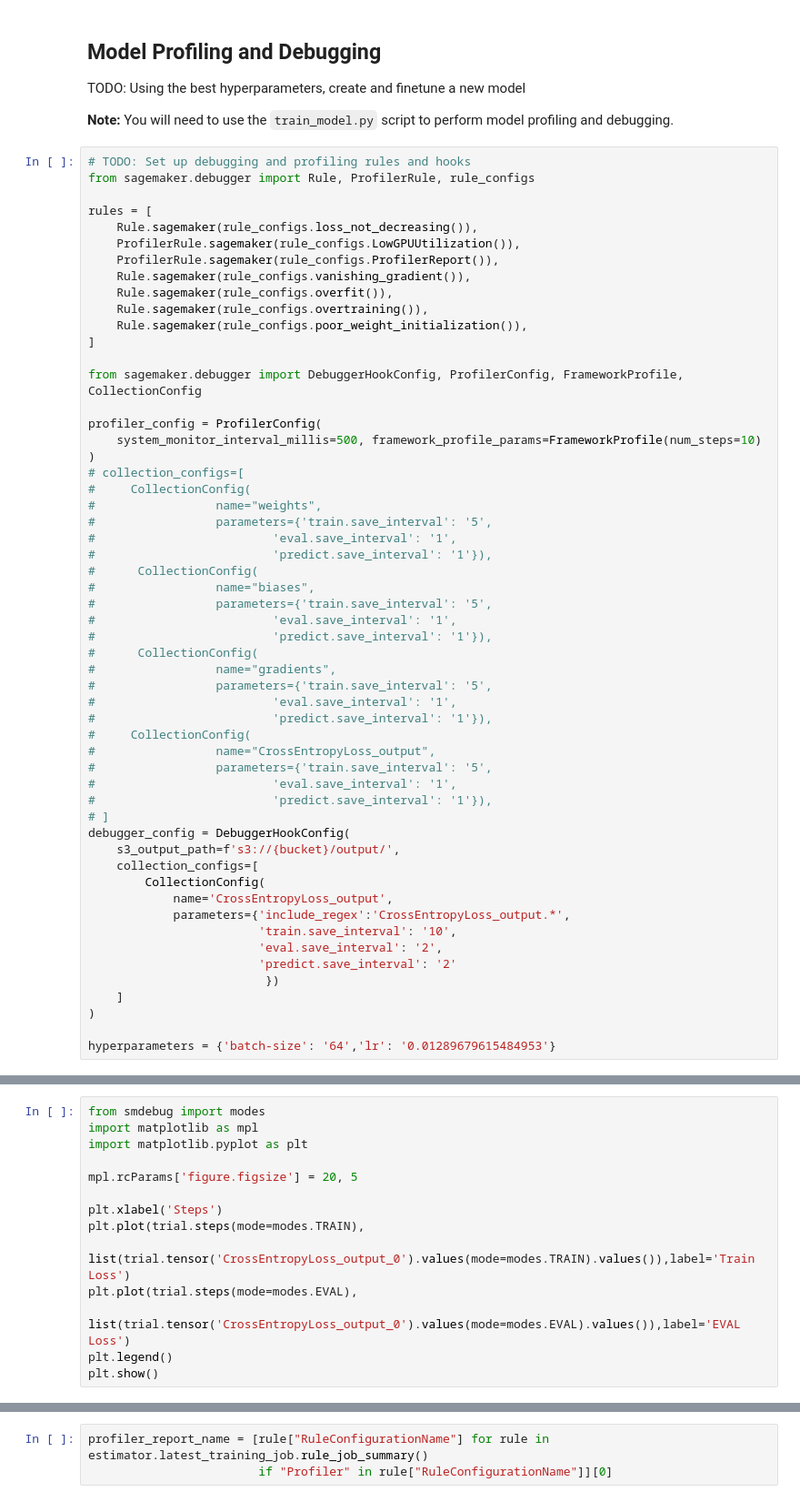
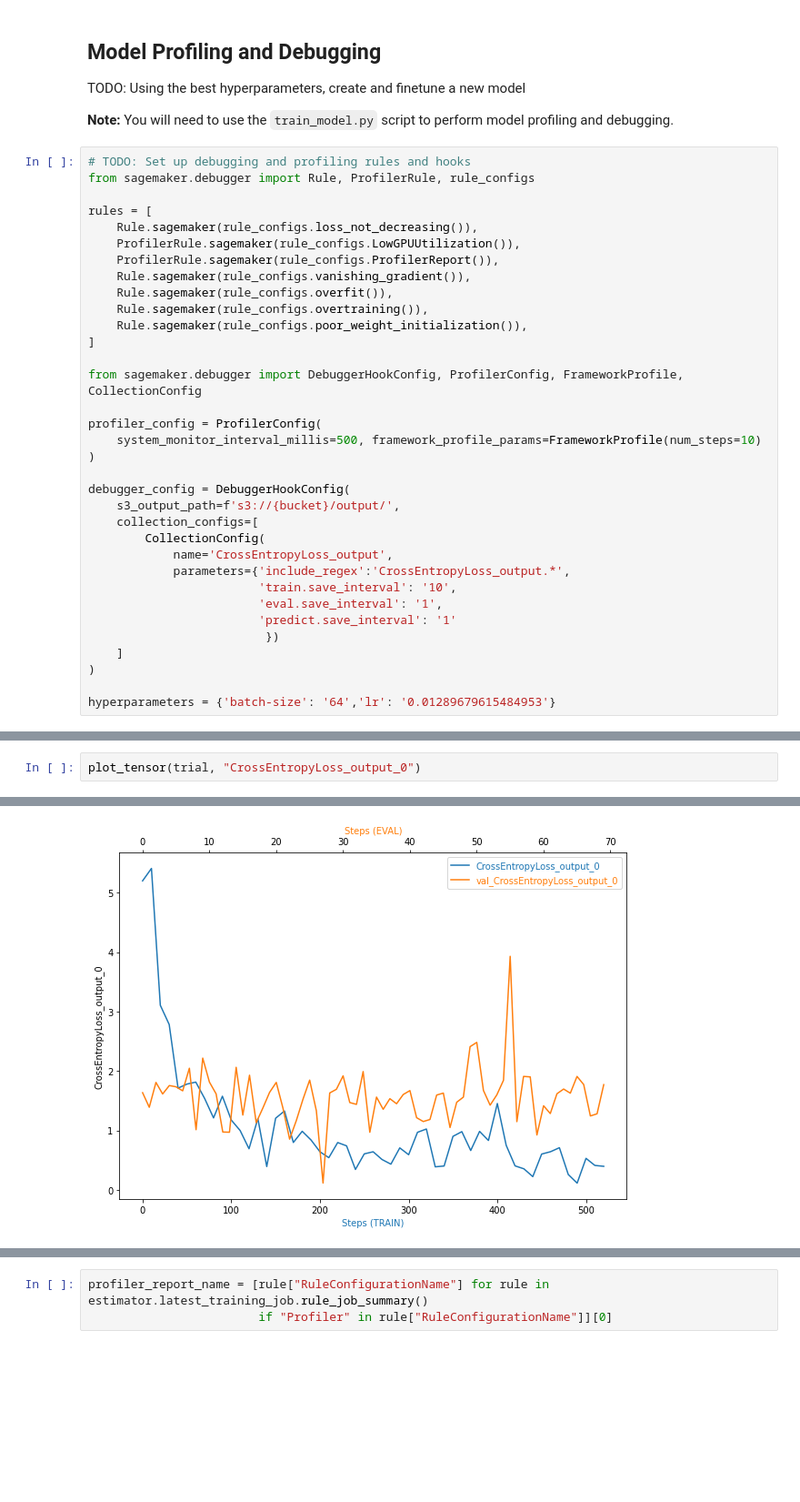
Before and after one commit to chloeqiao/image-classification-sagemaker, a Jupyter notebook: train_and_deploy.ipynb, the cells around one changed output, grey strips where cells are left out. Shown at 91% size. Saved outputs shown, nothing was run; the diff lists cells and outputs as text; blank space fills up the shorter version.

```diff
--- a/train_and_deploy.ipynb
+++ b/train_and_deploy.ipynb
@@ -198,28 +199,7 @@ from sagemaker.debugger import DebuggerHookConfig, ProfilerConfig, FrameworkProf
 profiler_config = ProfilerConfig(
     system_monitor_interval_millis=500, framework_profile_params=FrameworkProfile(num_steps=10)
 )
-# collection_configs=[
-#     CollectionConfig(
-#                 name="weights",
-#                 parameters={'train.save_interval': '5',
-#                         'eval.save_interval': '1',
-#                         'predict.save_interval': '1'}),
-#      CollectionConfig(
-#                 name="biases",
-#                 parameters={'train.save_interval': '5',
-#                         'eval.save_interval': '1',
-#                         'predict.save_interval': '1'}),
-#      CollectionConfig(
-#                 name="gradients",
-#                 parameters={'train.save_interval': '5',
-#                         'eval.save_interval': '1',
-#                         'predict.save_interval': '1'}),
-#     CollectionConfig(
-#                 name="CrossEntropyLoss_output",
-#                 parameters={'train.save_interval': '5',
-#                         'eval.save_interval': '1',
-#                         'predict.save_interval': '1'}),
-# ]
+
 debugger_config = DebuggerHookConfig(
     s3_output_path=f's3://{bucket}/output/',
     collection_configs=[
@@ -227,8 +207,8 @@ debugger_config = DebuggerHookConfig(
             name='CrossEntropyLoss_output',
             parameters={'include_regex':'CrossEntropyLoss_output.*',
                         'train.save_interval': '10',
-                        'eval.save_interval': '2',
-                        'predict.save_interval': '2'
+                        'eval.save_interval': '1',
+                        'predict.save_interval': '1'
                          })
     ]
 )
@@ -313,14 +278,0 @@ print(len(trial.tensor("CrossEntropyLoss_output_0").steps(mode=ModeKeys.PREDICT)
-# %%
-from smdebug import modes
-import matplotlib as mpl
-import matplotlib.pyplot as plt
-
-mpl.rcParams['figure.figsize'] = 20, 5
-
-plt.xlabel('Steps')
-plt.plot(trial.steps(mode=modes.TRAIN),
-         list(trial.tensor('CrossEntropyLoss_output_0').values(mode=modes.TRAIN).values()),label='Train Loss')
-plt.plot(trial.steps(mode=modes.EVAL),
-         list(trial.tensor('CrossEntropyLoss_output_0').values(mode=modes.EVAL).values()),label='EVAL Loss')
-plt.legend()
-plt.show()
@@ -328,0 +323,3 @@ plt.show()
+# %%
+plot_tensor(trial, "CrossEntropyLoss_output_0")
+# %% [output]
@@ -329,2 +330,3 @@ plt.show()
+[figure, added]
 # %% [markdown]
 **TODO**: Is there some anomalous behaviour in your debugging output? If so, what is the error and how will you fix it?
```
Also changed, not shown: parts of 14 cells of this notebook, 2 other files.
